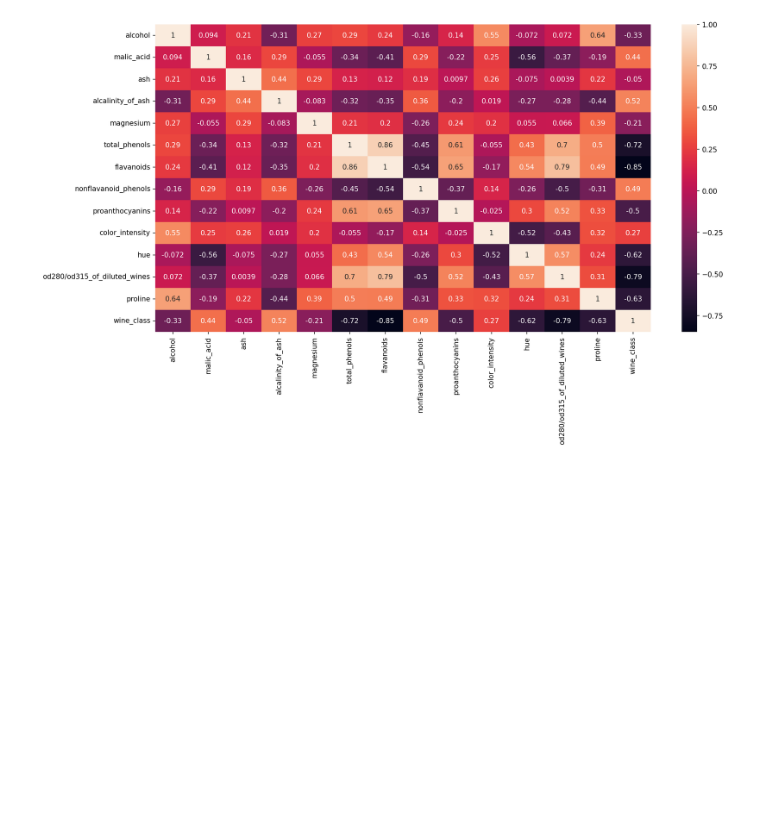
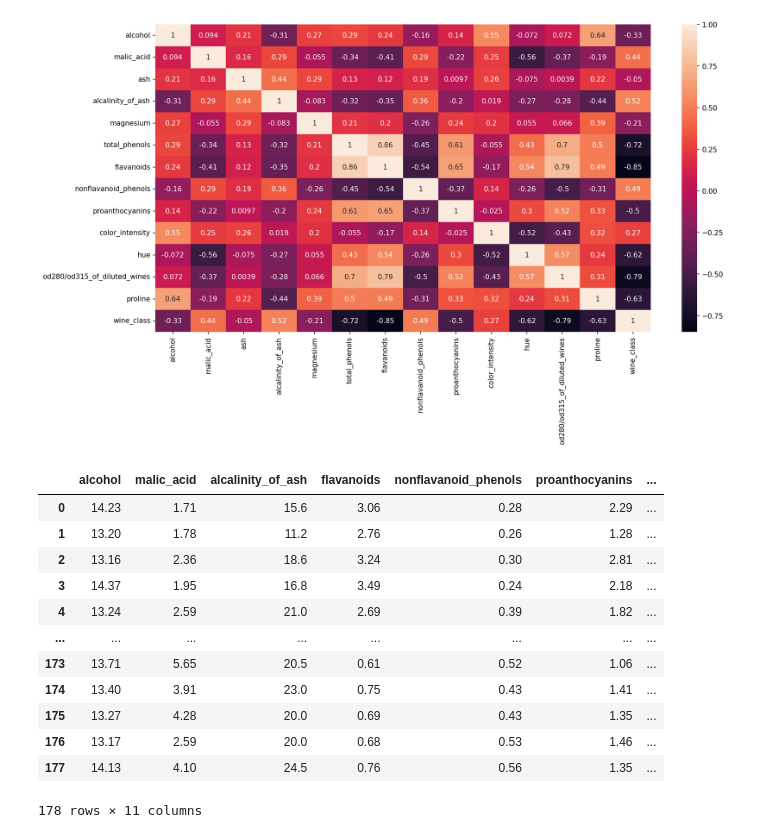
Before and after one commit to kokchun/ai_engineering_kokchun_giang, a Jupyter notebook: code-alongs/05_knn/knn.ipynb, the cells around one changed output. Drawn from its saved outputs; the diff is of its cells as text; code cells hidden in the pictures; blank space fills up the shorter version.

```diff
--- a/code-alongs/05_knn/knn.ipynb
+++ b/code-alongs/05_knn/knn.ipynb
@@ -112,3 +112,19 @@ sns.heatmap(df_with_target.corr(), annot=True)
 # %% [output]
 <Axes: >
 [figure]
+# %%
+df_with_target.drop(["ash", "total_phenols", "magnesium"], axis=1)
+# %% [output]
+|  | alcohol | malic_acid | alcalinity_of_ash | flavanoids | nonflavanoid_phenols | proanthocyanins | ... |
+| 0 | 14.23 | 1.71 | 15.6 | 3.06 | 0.28 | 2.29 | ... |
+| 1 | 13.20 | 1.78 | 11.2 | 2.76 | 0.26 | 1.28 | ... |
+| 2 | 13.16 | 2.36 | 18.6 | 3.24 | 0.30 | 2.81 | ... |
+| 3 | 14.37 | 1.95 | 16.8 | 3.49 | 0.24 | 2.18 | ... |
+| 4 | 13.24 | 2.59 | 21.0 | 2.69 | 0.39 | 1.82 | ... |
+| ... | ... | ... | ... | ... | ... | ... | ... |
+| 173 | 13.71 | 5.65 | 20.5 | 0.61 | 0.52 | 1.06 | ... |
+| 174 | 13.40 | 3.91 | 23.0 | 0.75 | 0.43 | 1.41 | ... |
+| 175 | 13.27 | 4.28 | 20.0 | 0.69 | 0.43 | 1.35 | ... |
+| 176 | 13.17 | 2.59 | 20.0 | 0.68 | 0.53 | 1.46 | ... |
+| 177 | 14.13 | 4.10 | 24.5 | 0.76 | 0.56 | 1.35 | ... |
+178 rows × 11 columns
```
